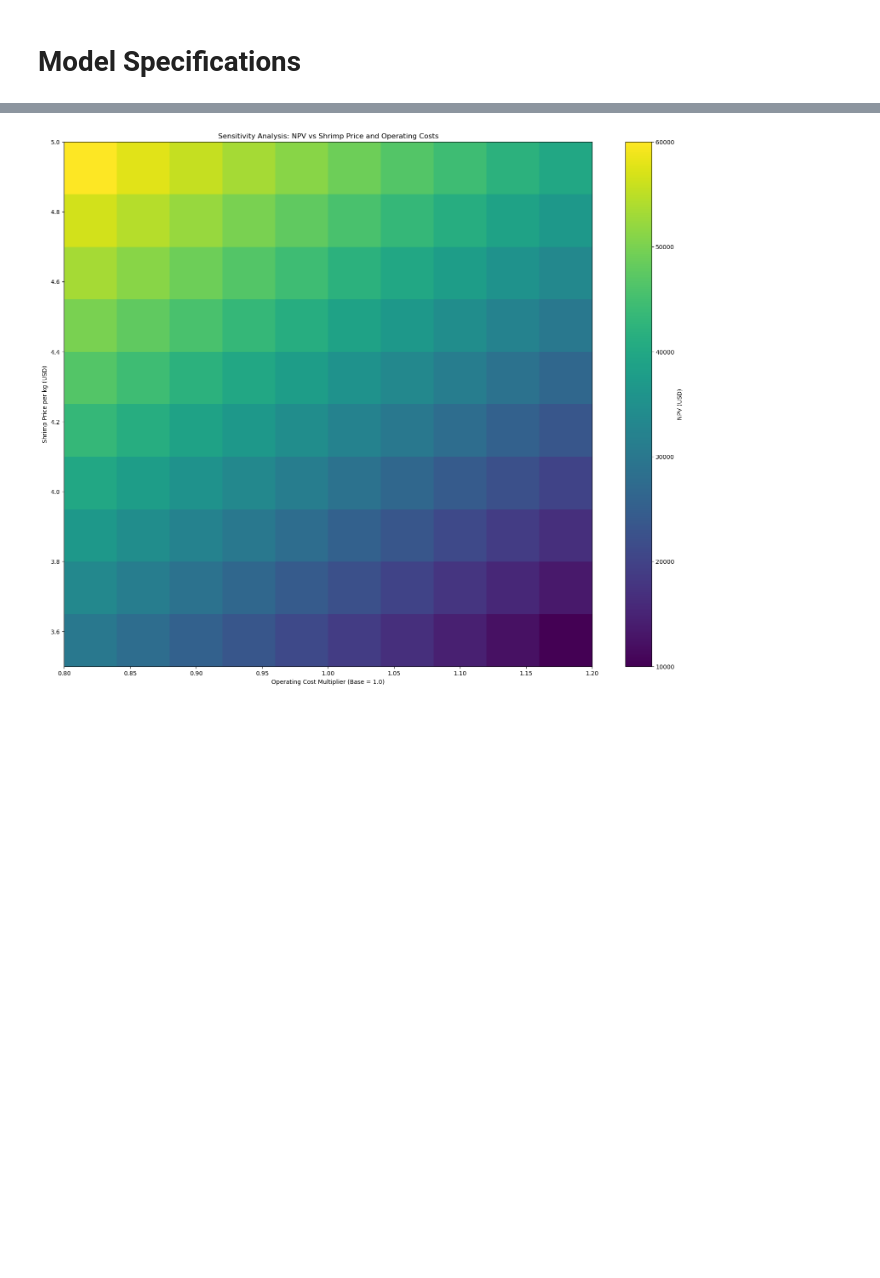
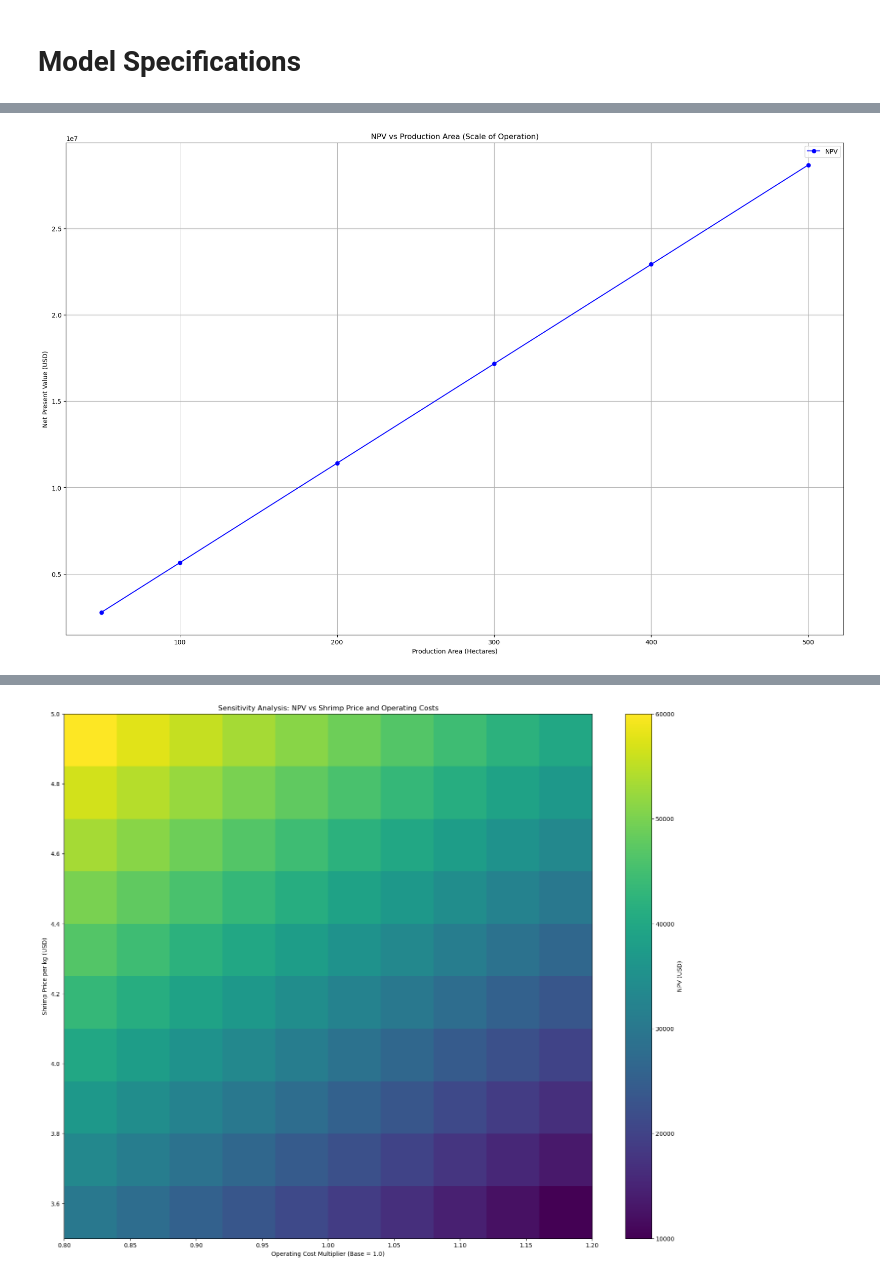
Before and after one commit to luisvinatea/portfolio, a Jupyter notebook: obs_files/asignaturas/tfm/beracqua.ipynb, the cells around one changed output, grey strips where cells are left out. Saved outputs shown, nothing was run; the diff lists cells and outputs as text; code cells hidden in the pictures; blank space fills up the shorter version.

```diff
--- a/obs_files/asignaturas/tfm/beracqua.ipynb
+++ b/obs_files/asignaturas/tfm/beracqua.ipynb
@@ -1859,0 +1607,95 @@ This plot suggests that for an aquaculture business to optimize profitability, i
+# %%
+# Define constants
+productivity_per_ha = 4000  # kg/ha (can vary this)
+shrimp_price_per_kg = 4.5  # USD
+operating_cost_per_ha = 1500  # USD/ha (estimate)
+fixed_infrastructure_cost = 100000  # USD, initial fixed cost for small farms
+aerator_cost_per_ha = 5000  # USD, cost of aerators per hectare
+
+# Test different production areas (hectares)
+production_areas = np.array([50, 100, 200, 300, 400, 500])  # in hectares
+
+# Initialize lists to store results
+revenues = []
+operating_costs = []
+total_costs = []
+npvs = []
+irrs = []
+payback_periods = []
+
+# Discount rate for NPV calculation
+discount_rate = 0.10
+
+# Loop through each production area to calculate revenue, costs, and financial metrics
+for area in production_areas:
+    # Total production
+    total_production = productivity_per_ha * area  # kg
+
+    # Revenue
+    revenue = total_production * shrimp_price_per_kg  # USD
+
+    # Operating costs (scaling linearly with area)
+    operating_cost = operating_cost_per_ha * area  # USD
+
+    # Total investment costs (aerators + fixed infrastructure)
+    total_investment = aerator_cost_per_ha * area + fixed_infrastructure_cost  # USD
+
+    # Total costs (investment + operating)
+    total_cost = total_investment + operating_cost  # USD
+
+    # Revenue - operating costs
+    cash_flows = np.array([revenue - operating_cost] * 5)  # Assuming a 5-year lifespan for the aerators
+
+    # Add the initial investment cost at year 0
+    cash_flows = np.insert(cash_flows, 0, -total_investment)
+
+    # NPV calculation
+    npv = npf.npv(discount_rate, cash_flows)
+
+    # IRR calculation
+    irr = npf.irr(cash_flows)
+
+    # Payback period calculation
+    cumulative_cash_flow = np.cumsum(cash_flows)
+    payback_period = np.argmax(cumulative_cash_flow >= 0) if np.any(cumulative_cash_flow >= 0) else None
+
+    # Append results
+    revenues.append(revenue)
+    operating_costs.append(operating_cost)
+    total_costs.append(total_cost)
+    npvs.append(npv)
+    irrs.append(irr)
+    payback_periods.append(payback_period)
+
+# Plot NPV vs Production Area
+plt.figure(figsize=(22, 14))
+plt.plot(production_areas, npvs, marker='o', color='b', label='NPV')
+plt.title("NPV vs Production Area (Scale of Operation)")
+plt.xlabel("Production Area (Hectares)")
+plt.ylabel("Net Present Value (USD)")
+plt.grid(True)
+plt.legend()
+plt.show()
+
+# Plot IRR vs Production Area
+plt.figure(figsize=(22, 14))
+plt.plot(production_areas, irrs, marker='o', color='r', label='IRR')
+plt.title("IRR vs Production Area (Scale of Operation)")
+plt.xlabel("Production Area (Hectares)")
+plt.ylabel("Internal Rate of Return (IRR)")
+plt.grid(True)
+plt.legend()
+plt.show()
+
+# Display results in a table format
+results = pd.DataFrame({
+    "Production Area (ha)": production_areas,
+    "Revenue (USD)": revenues,
+    "Operating Cost (USD)": operating_costs,
+    "Total Investment Cost (USD)": total_costs,
+    "NPV (USD)": npvs,
+    "IRR (%)": irrs,
+    "Payback Period (years)": payback_periods
+})
+# %% [output]
+[figure, added]
```
Also changed, not shown: parts of 24 cells of this notebook.
